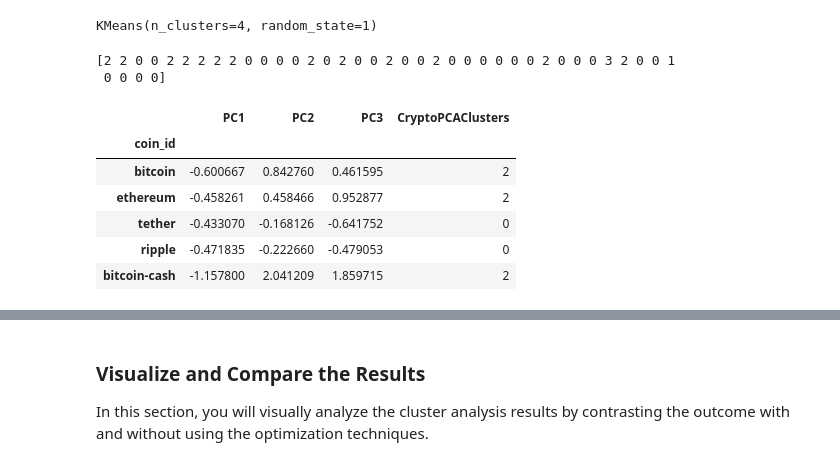
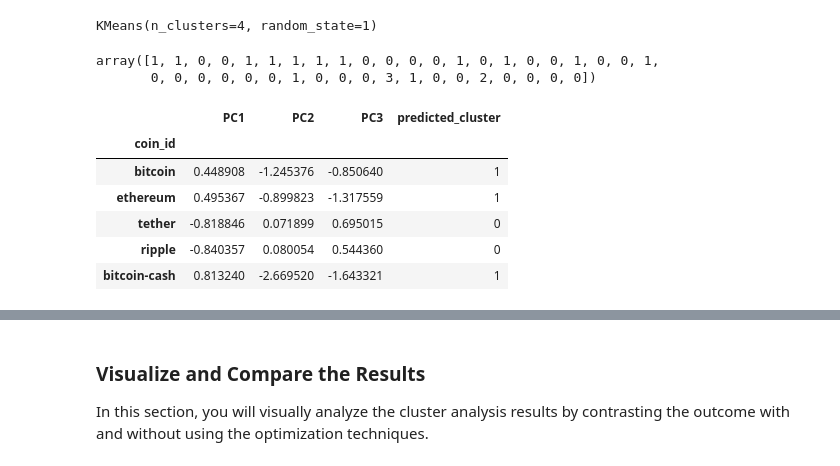
Before and after one commit to MichaelELeonard/CryptoClustering, a Jupyter notebook: Crypto_Clustering_working.ipynb, the cells around one changed output, grey strips where cells are left out. Saved outputs shown, nothing was run; the diff lists cells and outputs as text; code cells hidden in the pictures.

```diff
--- a/Crypto_Clustering_working.ipynb
+++ b/Crypto_Clustering_working.ipynb
@@ -228,18 +225,18 @@ array([0.3719856 , 0.34700813, 0.17603793])
 **Answer:** 89.49% of the variance is accounted for by the three components
 # %%
 # Create a new DataFrame with the PCA data.
-df_crypto_data_pca = pd.DataFrame(crypto_pca_fit_data, columns=["PC1", "PC2", "PC3"])
+cluster_pca_df = pd.DataFrame(clusters_pca, columns=["PC1", "PC2", "PC3"])
 
 # Creating a DataFrame with the PCA data
 
 # Copy the crypto names from the original data
-df_crypto_data_pca["coin_id"] = df_market_data.index
+cluster_pca_df["coin_id"] = clusters_predicted.index
 
 # Set the coinid column as index
-df_crypto_data_pca = df_crypto_data_pca.set_index("coin_id")
+cluster_pca_df = cluster_pca_df.set_index("coin_id")
 
 # Display sample data
-df_crypto_data_pca.head()
+cluster_pca_df.head()
 # %% [output]
 |  | PC1 | PC2 | PC3 |
 | coin_id |  |  |  |
@@ -257,7 +254,7 @@ df_crypto_data_pca.head()
 k = list(range(1, 11))
 # %%
 # Create an empty list to store the inertia values
-inertia = []
+inertia_pca = []
 
 # Create a for loop to compute the inertia with each possible value of k
 # Inside the loop:
@@ -266,7 +263,7 @@ inertia = []
 # 3. Append the model.inertia_ to the inertia list
 for i in k:
     k_model = KMeans(n_clusters=i, random_state=1)
-    k_model.fit(df_crypto_data_pca)
-    inertia.append(k_model.inertia_)
+    k_model.fit(cluster_pca_df)
+    inertia_pca.append(k_model.inertia_)
 # %%
 # Create a dictionary with the data to plot the Elbow curve
@@ -306,36 +317,36 @@ elbow_pca_plot
 model = KMeans(n_clusters=4, random_state=1)
 # %%
 # Fit the K-Means model using the PCA data
-model.fit(df_crypto_data_pca)
+model.fit(cluster_pca_df)
 # %% [output]
 KMeans(n_clusters=4, random_state=1)
 # %%
 # Predict the clusters to group the cryptocurrencies using the PCA data
-crypto_pca_clusters = model.predict(df_crypto_data_pca)
+predicted_cluster_pca = model.predict(cluster_pca_df)
 
 # Print the resulting array of cluster values.
-print(crypto_pca_clusters)
+predicted_cluster_pca
 # %% [output]
-[2 2 0 0 2 2 2 2 2 0 0 0 0 2 0 2 0 0 2 0 0 2 0 0 0 0 0 0 2 0 0 0 3 2 0 0 1
- 0 0 0 0]
+array([1, 1, 0, 0, 1, 1, 1, 1, 1, 0, 0, 0, 0, 1, 0, 1, 0, 0, 1, 0, 0, 1,
+       0, 0, 0, 0, 0, 0, 1, 0, 0, 0, 3, 1, 0, 0, 2, 0, 0, 0, 0])
 # %%
 # Create a copy of the DataFrame with the PCA data
-df_market_data_pca_predictions = df_crypto_data_pca.copy()
+copy_cluster_pca_df = cluster_pca_df.copy()
 
 
 # Add a new column to the DataFrame with the predicted clusters
-df_market_data_pca_predictions["CryptoPCAClusters"] = crypto_pca_clusters
+copy_cluster_pca_df['predicted_cluster'] = predicted_cluster_pca
 
 # Display sample data
-df_market_data_pca_predictions.head()
+copy_cluster_pca_df.head()
 # %% [output]
-|  | PC1 | PC2 | PC3 | CryptoPCAClusters |
+|  | PC1 | PC2 | PC3 | predicted_cluster |
 | coin_id |  |  |  |  |
-| bitcoin | -0.600667 | 0.842760 | 0.461595 | 2 |
-| ethereum | -0.458261 | 0.458466 | 0.952877 | 2 |
-| tether | -0.433070 | -0.168126 | -0.641752 | 0 |
-| ripple | -0.471835 | -0.222660 | -0.479053 | 0 |
-| bitcoin-cash | -1.157800 | 2.041209 | 1.859715 | 2 |
+| bitcoin | 0.448908 | -1.245376 | -0.850640 | 1 |
+| ethereum | 0.495367 | -0.899823 | -1.317559 | 1 |
+| tether | -0.818846 | 0.071899 | 0.695015 | 0 |
+| ripple | -0.840357 | 0.080054 | 0.544360 | 0 |
+| bitcoin-cash | 0.813240 | -2.669520 | -1.643321 | 1 |
 # %%
 # Create a scatter plot using hvPlot by setting
 # `x="PC1"` and `y="PC2"`.
```
Also changed, not shown: parts of 17 cells of this notebook, 6 other files.
